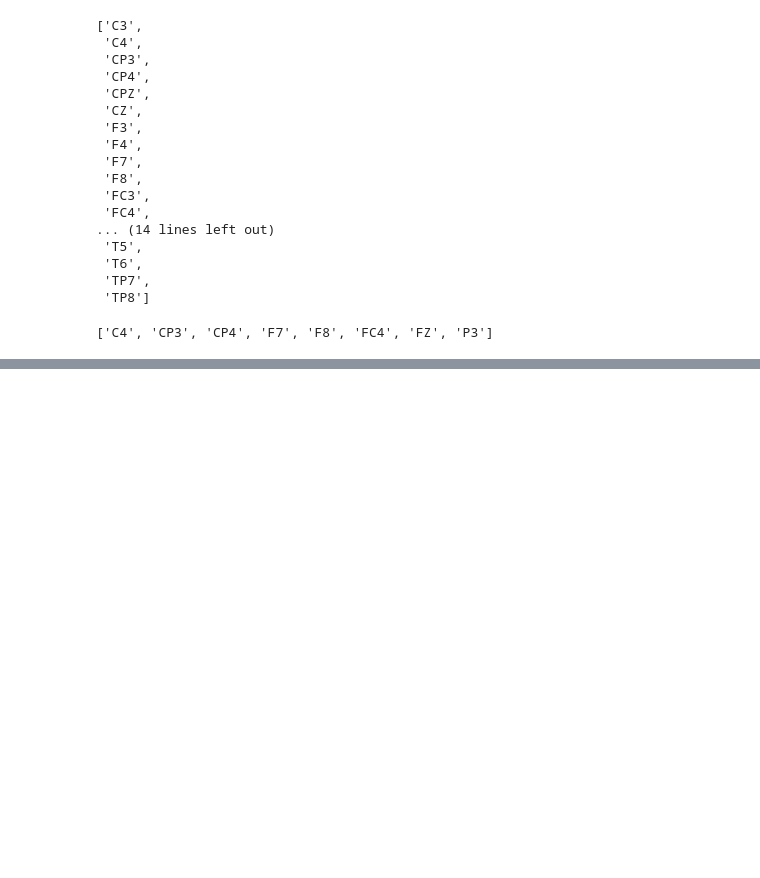
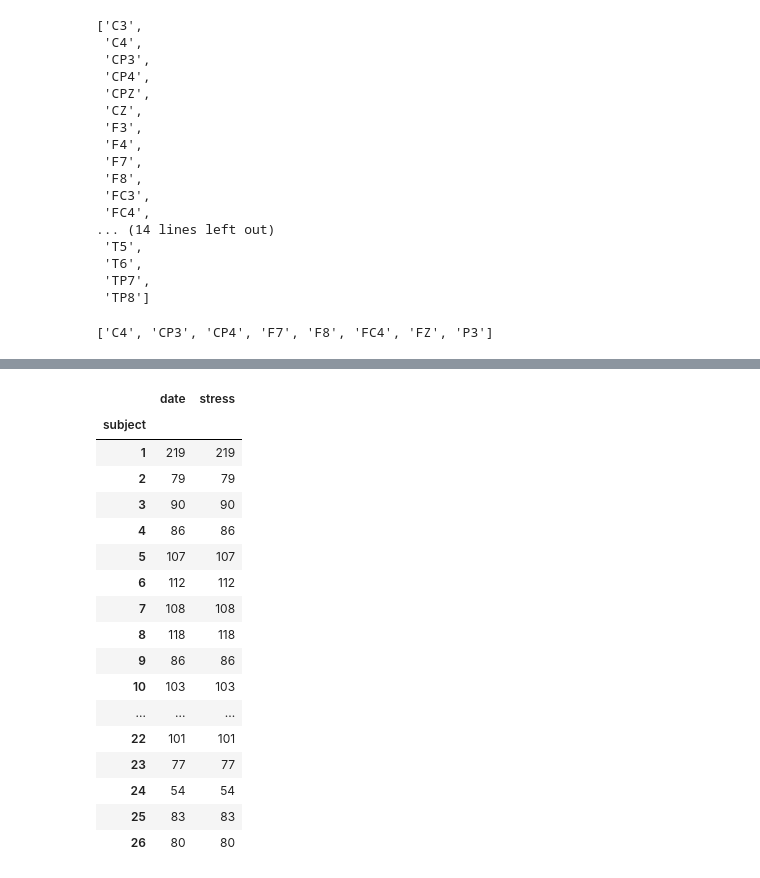
Before and after one commit to hundredball/Classroom_stress, a Jupyter notebook: data_analysis.ipynb, the cells around one changed output, grey strips where cells are left out. Cells and saved outputs as stored; diff of their text form; code cells hidden in the pictures; blank space fills up the shorter version.

```diff
--- a/data_analysis.ipynb
+++ b/data_analysis.ipynb
@@ -151,0 +164,36 @@ dataloader.find_common_channels()
+# %%
+subjects = list(range(1,27))
+df_subs = pd.DataFrame()
+
+for subject in subjects:
+    if subject <= 18:
+        file_path = './data/DSS/first semester/%s/first_datebystress%d.txt'%(str(subject).zfill(2), subject)
+    else:
+        file_path = './data/DSS/second semester/%s/second_datebystress%d.txt'%(str(subject-18).zfill(2), subject-18)
+
+    df = pd.read_csv(file_path, sep = '\s+', header=0, names=['date','stress'], index_col=False)
+    df['subject'] = [subject]*len(df)
+    df_subs = df_subs.append(df)
+
+df_subs = df_subs.reset_index(drop=True)
+# %%
+df_subs.groupby(by = 'subject').count()
+# %% [output]
+|  | date | stress |
+| subject |  |  |
+| 1 | 219 | 219 |
+| 2 | 79 | 79 |
+| 3 | 90 | 90 |
+| 4 | 86 | 86 |
+| 5 | 107 | 107 |
+| 6 | 112 | 112 |
+| 7 | 108 | 108 |
+| 8 | 118 | 118 |
+| 9 | 86 | 86 |
+| 10 | 103 | 103 |
+| ... | ... | ... |
+| 22 | 101 | 101 |
+| 23 | 77 | 77 |
+| 24 | 54 | 54 |
+| 25 | 83 | 83 |
+| 26 | 80 | 80 |
```
Also changed, not shown: parts of 14 cells of this notebook, 1 other file.
